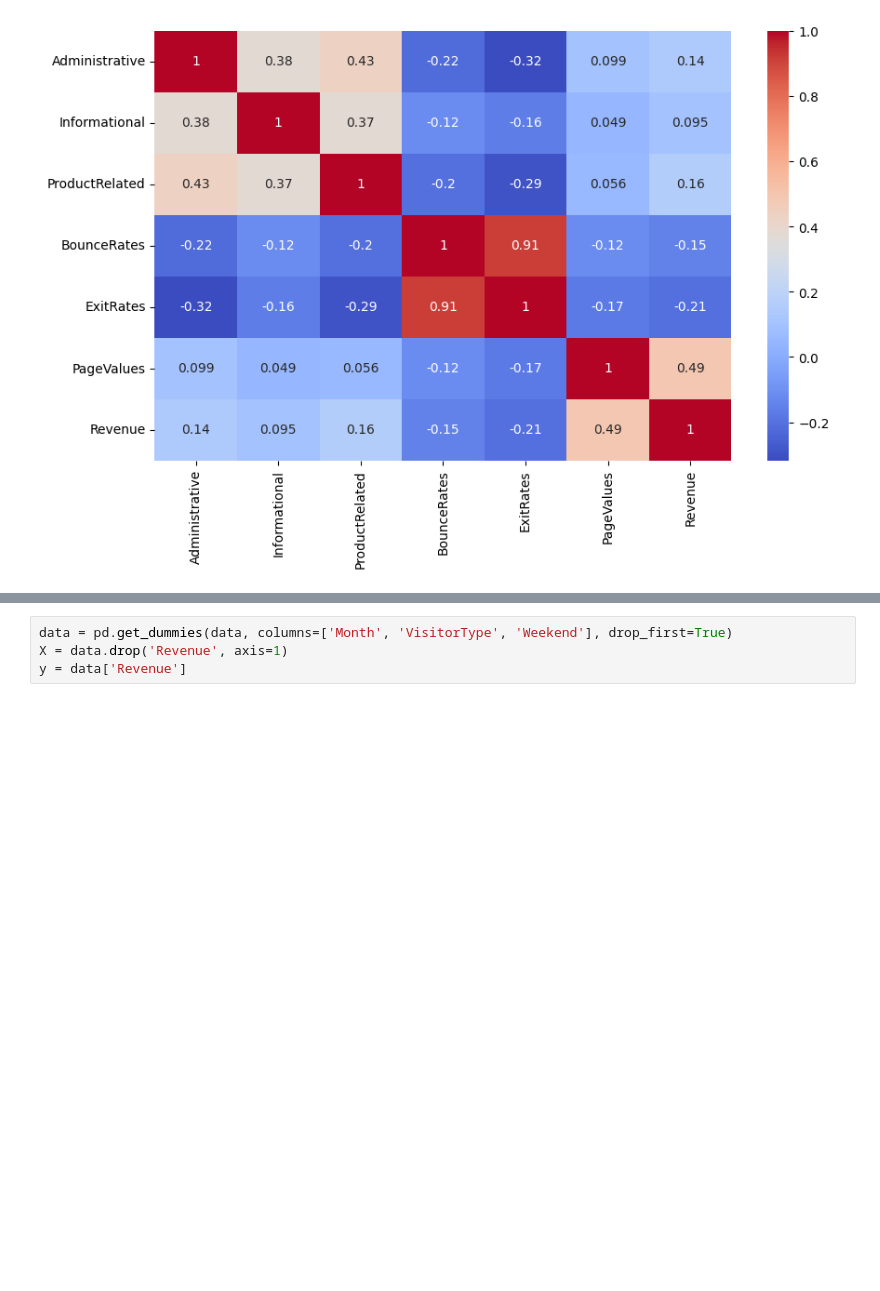
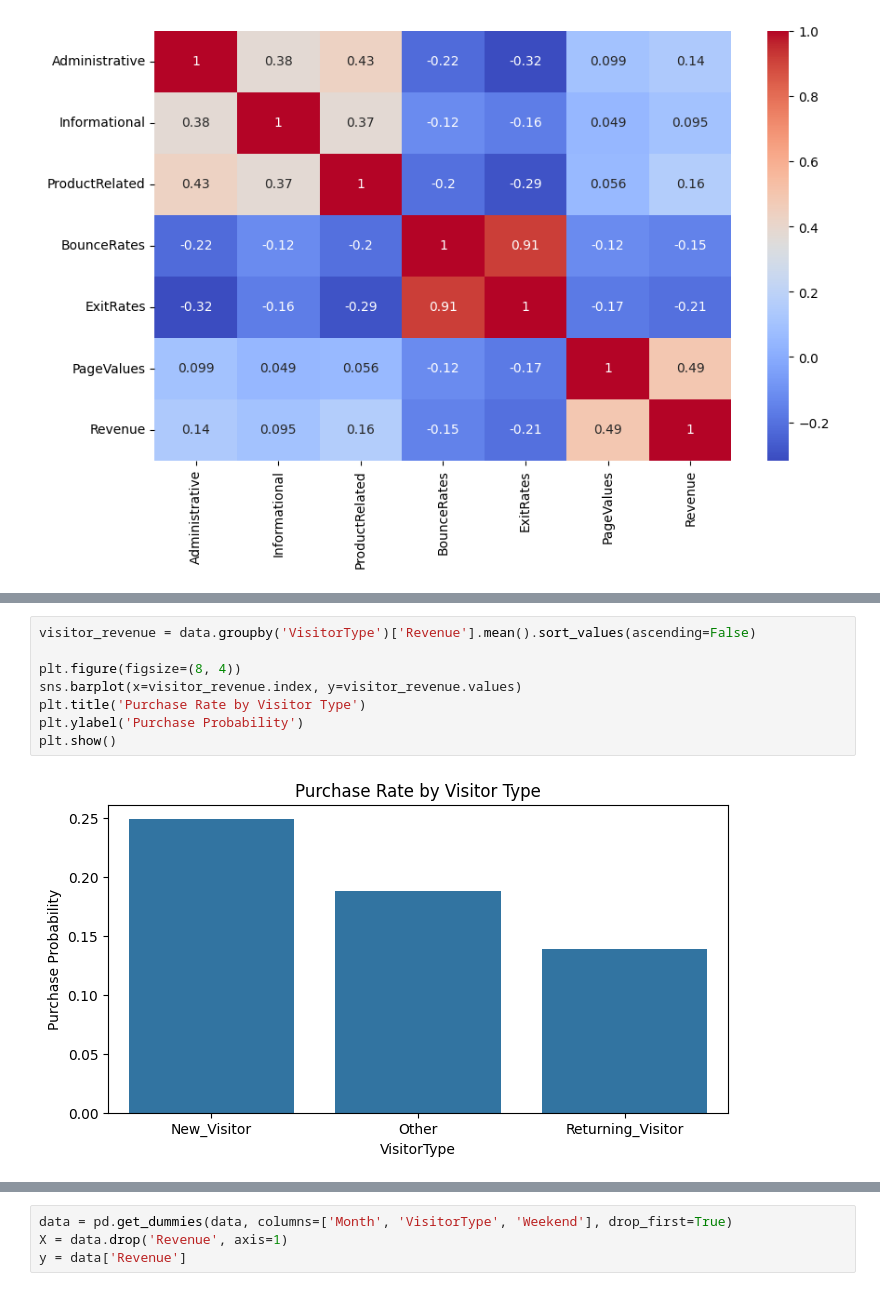
Before and after one commit to neslytom/DSML-Final-Project, a Jupyter notebook: Final_Project.ipynb, the cells around one changed output, grey strips where cells are left out. Cells and saved outputs as stored; diff of their text form; blank space fills up the shorter version.

```diff
--- a/Final_Project.ipynb
+++ b/Final_Project.ipynb
@@ -128,0 +151,10 @@ NameError: name 'data' is not defined
+# %%
+visitor_revenue = data.groupby('VisitorType')['Revenue'].mean().sort_values(ascending=False)
+
+plt.figure(figsize=(8, 4))
+sns.barplot(x=visitor_revenue.index, y=visitor_revenue.values)
+plt.title('Purchase Rate by Visitor Type')
+plt.ylabel('Purchase Probability')
+plt.show()
+# %% [output]
+[figure, added]
```
Also changed, not shown: parts of 7 cells of this notebook.
